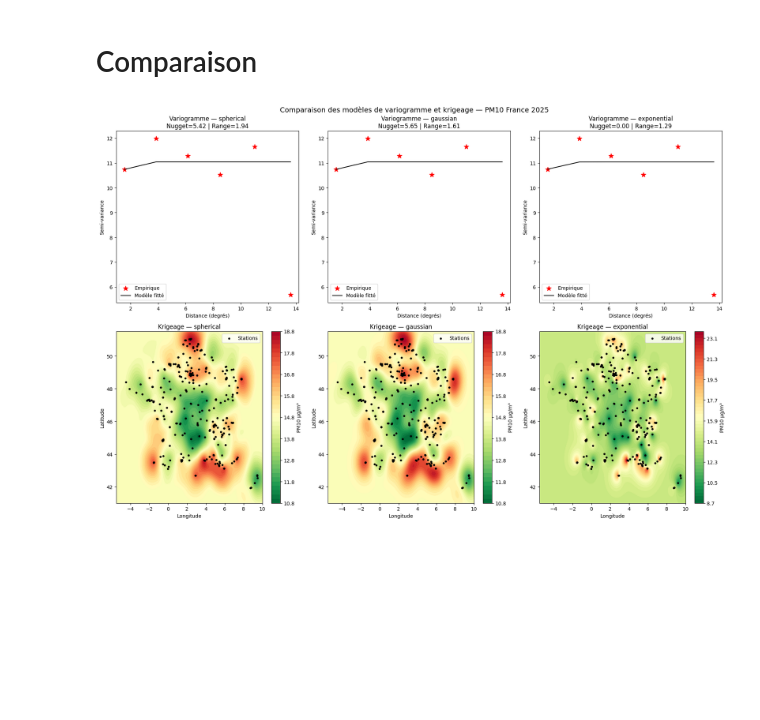
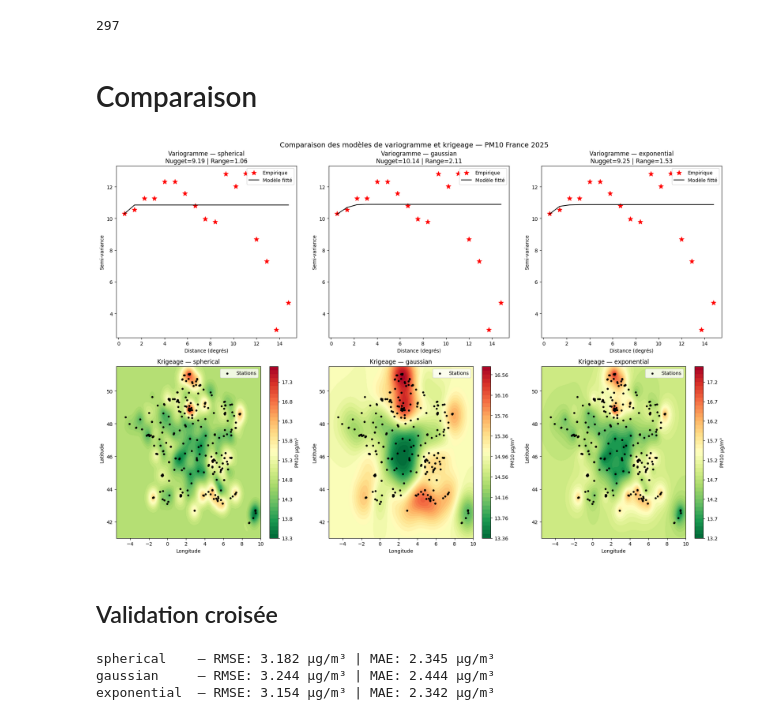
Before and after one commit to Gookd/spatial-pollution-risk-models, a Jupyter notebook: krigeage.ipynb, the cells around one changed output. Saved outputs shown, nothing was run; the diff lists cells and outputs as text; code cells hidden in the pictures; blank space fills up the shorter version.

Commit message:
compare modeles krigeage

```diff
--- a/krigeage.ipynb
+++ b/krigeage.ipynb
@@ -105,26 +0,0 @@ Executing Ordinary Kriging...
-# %%
-lons = d_metro["Longitude"].values
-lats = d_metro["Latitude"].values
-vals = d_metro["valeur"].values
-
-grid_lon = np.linspace(-5.5, 10.0, 100)
-grid_lat = np.linspace(41.0, 51.5, 100)
-
-OK = OrdinaryKriging(
-    lons, lats, vals,
-    variogram_model="exponential",
-    verbose=True,
-    enable_plotting=True
-)
-
-z, variance = OK.execute("grid", grid_lon, grid_lat)
-
-plt.figure(figsize=(10, 7))
-plt.contourf(grid_lon, grid_lat, z, levels=50, cmap="RdYlGn_r")
-plt.colorbar(label="PM10 µg/m³")
-plt.scatter(lons, lats, c="black", s=10, label="Stations")
-plt.title("Krigeage PM10 — France métropolitaine 2025")
-plt.xlabel("Longitude")
-plt.ylabel("Latitude")
-plt.legend()
-plt.show()
@@ -147,3 +1,20 @@ Executing Ordinary Kriging...
+# %%
+import pandas as pd
+import matplotlib.pyplot as plt
+import numpy as np
+
+d = pd.read_csv('data PM10 mean 2025.csv', sep=";")
+
+# Filtrer la France métropolitaine
+d_metro = d[
+    (d["validité"] == 1) &
+    (d["Latitude"].between(41.0, 51.5)) &
+    (d["Longitude"].between(-5.5, 10.0))
+].dropna(subset=["Latitude", "Longitude", "valeur"])
+
+print(d_metro["nom site"].nunique())
+# %% [output]
+297
 # %% [markdown]
 # Comparaison
 # %%
@@ -157,37 +28,66 @@ for col, modele in enumerate(modeles):
     OK = OrdinaryKriging(
         lons, lats, vals,
         variogram_model=modele,
+        nlags=17,
         verbose=False,
         enable_plotting=False
     )
 
     # --- Ligne 1 : variogramme ---
     ax_vario = axes[0, col]
     lags = OK.lags
     semivariance = OK.semivariance
     variogram_model_points = OK.variogram_function(OK.variogram_model_parameters, lags)
 
     ax_vario.scatter(lags, semivariance, c="red", marker="*", s=100, label="Empirique")
     ax_vario.plot(lags, variogram_model_points, "k-", label="Modèle fitté")
     ax_vario.set_title(f"Variogramme — {modele}\nNugget={OK.variogram_model_parameters[2]:.2f} | Range={OK.variogram_model_parameters[1]:.2f}")
     ax_vario.set_xlabel("Distance (degrés)")
     ax_vario.set_ylabel("Semi-variance")
     ax_vario.legend()
 
     # --- Ligne 2 : carte krigeage ---
     z, variance = OK.execute("grid", grid_lon, grid_lat)
 
     ax_map = axes[1, col]
     cf = ax_map.contourf(grid_lon, grid_lat, z, levels=50, cmap="RdYlGn_r")
     ax_map.scatter(lons, lats, c="black", s=10, label="Stations")
     plt.colorbar(cf, ax=ax_map, label="PM10 µg/m³")
     ax_map.set_title(f"Krigeage — {modele}")
     ax_map.set_xlabel("Longitude")
     ax_map.set_ylabel("Latitude")
     ax_map.legend()
 
 plt.suptitle("Comparaison des modèles de variogramme et krigeage — PM10 France 2025", fontsize=14)
 plt.tight_layout()
 plt.show()
 # %% [output]
-[figure, old version]
+[figure, new version]
+# %% [markdown]
+## Validation croisée
+# %%
+modeles = ["spherical", "gaussian", "exponential"]
+
+for modele in modeles:
+    predicted = []
+    for i in range(len(lons)):
+        lons_cv = np.delete(lons, i)
+        lats_cv = np.delete(lats, i)
+        vals_cv = np.delete(vals, i)
+        OK_cv = OrdinaryKriging(
+            lons_cv, lats_cv, vals_cv,
+            variogram_model=modele,
+            nlags=19,
+            verbose=False,
+            enable_plotting=False
+        )
+        z, _ = OK_cv.execute("points", [lons[i]], [lats[i]])
+        predicted.append(z[0])
+
+    rmse = np.sqrt(np.mean((vals - np.array(predicted))**2))
+    mae = np.mean(np.abs(vals - np.array(predicted)))
+    print(f"{modele:12s} — RMSE: {rmse:.3f} µg/m³ | MAE: {mae:.3f} µg/m³")
+# %% [output]
+spherical    — RMSE: 3.182 µg/m³ | MAE: 2.345 µg/m³
+gaussian     — RMSE: 3.244 µg/m³ | MAE: 2.444 µg/m³
+exponential  — RMSE: 3.154 µg/m³ | MAE: 2.342 µg/m³
```
Also changed, not shown: parts of 7 cells of this notebook.
